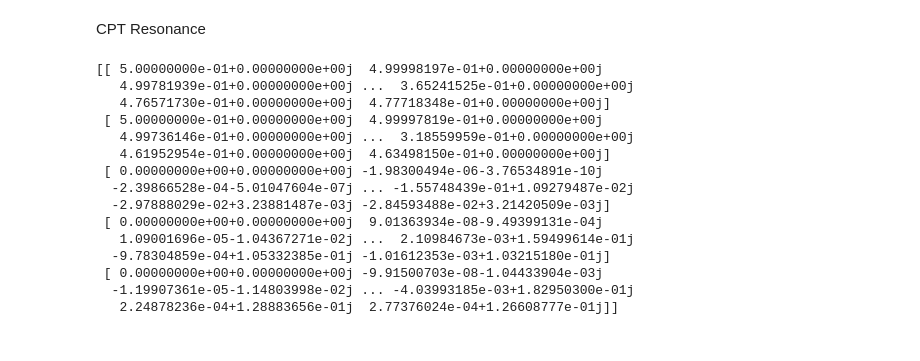
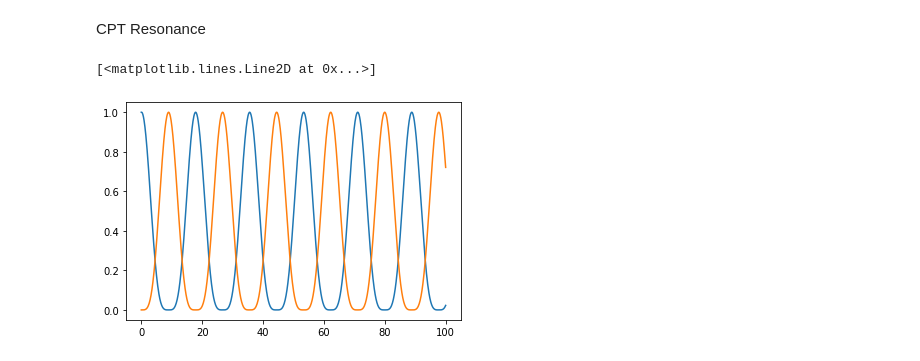
Before and after one commit to dahlia-ghoshal/cpt, a Jupyter notebook: cpt_resonance.ipynb, the cells around one changed output. Cells and saved outputs as stored; diff of their text form; code cells hidden in the pictures.

Commit message:
included graphs

```diff
--- a/cpt_resonance.ipynb
+++ b/cpt_resonance.ipynb
@@ -7,40 +6,48 @@ import matplotlib.pyplot as plt
 from scipy.integrate import solve_ivp
 # %%
 # Initial values
-p11, p22, p33 = 0.5, 0.5, 0
+p11, p22, p33 = 1, 0, 0
 p12, p13, p23 = 0, 0, 0
-w1, w2 = 1,1.1
-d1, d2 = 0.1, 0.1
+w1, w2 = 0.25,0.25
+d1, d2 = 0, 0
 
 P0 = np.array([p11, p22, p12, p13, p23], dtype='complex')
 # %%
 # eoms
+
+'''
+P[0] = p11
+P[1] = p22
+P[2] = p12
+P[3] = p13
+P[4] = p23
+'''
+
 def dP_dt(t, P):
     Pt = np.zeros(5, dtype='complex')
-    Pt[0] = 1j * w1*(np.conj(P[3])-P[3])
-    Pt[1] = 1j * w2*(np.conj(P[4])-P[4])
+    Pt[0] = 1j * w1 * (np.conj(P[3])-P[3])
+    Pt[1] = 1j * w2 * (np.conj(P[4])-P[4])
     Pt[2] = 1j * ((d1+d2)*P[2] + w1*np.conj(P[4]) - w2*P[3])
     Pt[3] = 1j * (d1*P[3] + w1*(1-P[1]-2*P[0]) - w2*(P[2]))
     Pt[4] = 1j * (-1*d2*P[4] + w2*(1-P[0]-2*P[1]) - w1*np.conj(P[2]))
     return Pt
-# %%
-t = (0,200)
-
-Pf = solve_ivp(dP_dt, t, P0)
-print(Pf.y)
-# %% [output]
-[[ 5.00000000e-01+0.00000000e+00j  4.99998197e-01+0.00000000e+00j
-   4.99781939e-01+0.00000000e+00j ...  3.65241525e-01+0.00000000e+00j
-   4.76571730e-01+0.00000000e+00j  4.77718348e-01+0.00000000e+00j]
- [ 5.00000000e-01+0.00000000e+00j  4.99997819e-01+0.00000000e+00j
-   4.99736146e-01+0.00000000e+00j ...  3.18559959e-01+0.00000000e+00j
-   4.61952954e-01+0.00000000e+00j  4.63498150e-01+0.00000000e+00j]
- [ 0.00000000e+00+0.00000000e+00j -1.98300494e-06-3.76534891e-10j
-  -2.39866528e-04-5.01047604e-07j ... -1.55748439e-01+1.09279487e-02j
-  -2.97888029e-02+3.23881487e-03j -2.84593488e-02+3.21420509e-03j]
- [ 0.00000000e+00+0.00000000e+00j  9.01363934e-08-9.49399131e-04j
-   1.09001696e-05-1.04367271e-02j ...  2.10984673e-03+1.59499614e-01j
-  -9.78304859e-04+1.05332385e-01j -1.01612353e-03+1.03215180e-01j]
- [ 0.00000000e+00+0.00000000e+00j -9.91500703e-08-1.04433904e-03j
-  -1.19907361e-05-1.14803998e-02j ... -4.03993185e-03+1.82950300e-01j
-   2.24878236e-04+1.28883656e-01j  2.77376024e-04+1.26608777e-01j]]
+# %%
+# integrate
+tmax = 100
+tspan = (0,tmax)
+
+result = solve_ivp(dP_dt, tspan, P0, first_step=0.01, max_step=0.1)
+p11f = result.y[0]
+p22f = result.y[1]
+
+
+p1and2 = np.add(p11f, p22f)
+p33f = np.subtract(np.ones(len(p11f)), p1and2)
+# %%
+t = np.linspace(0,tmax,num=len(p11f))
+
+plt.plot(t, p11f)
+plt.plot(t, p22f)
+# %% [output]
+[<matplotlib.lines.Line2D at 0x...>]
+[figure, added]
```
Also changed, not shown: parts of 2 cells of this notebook.
